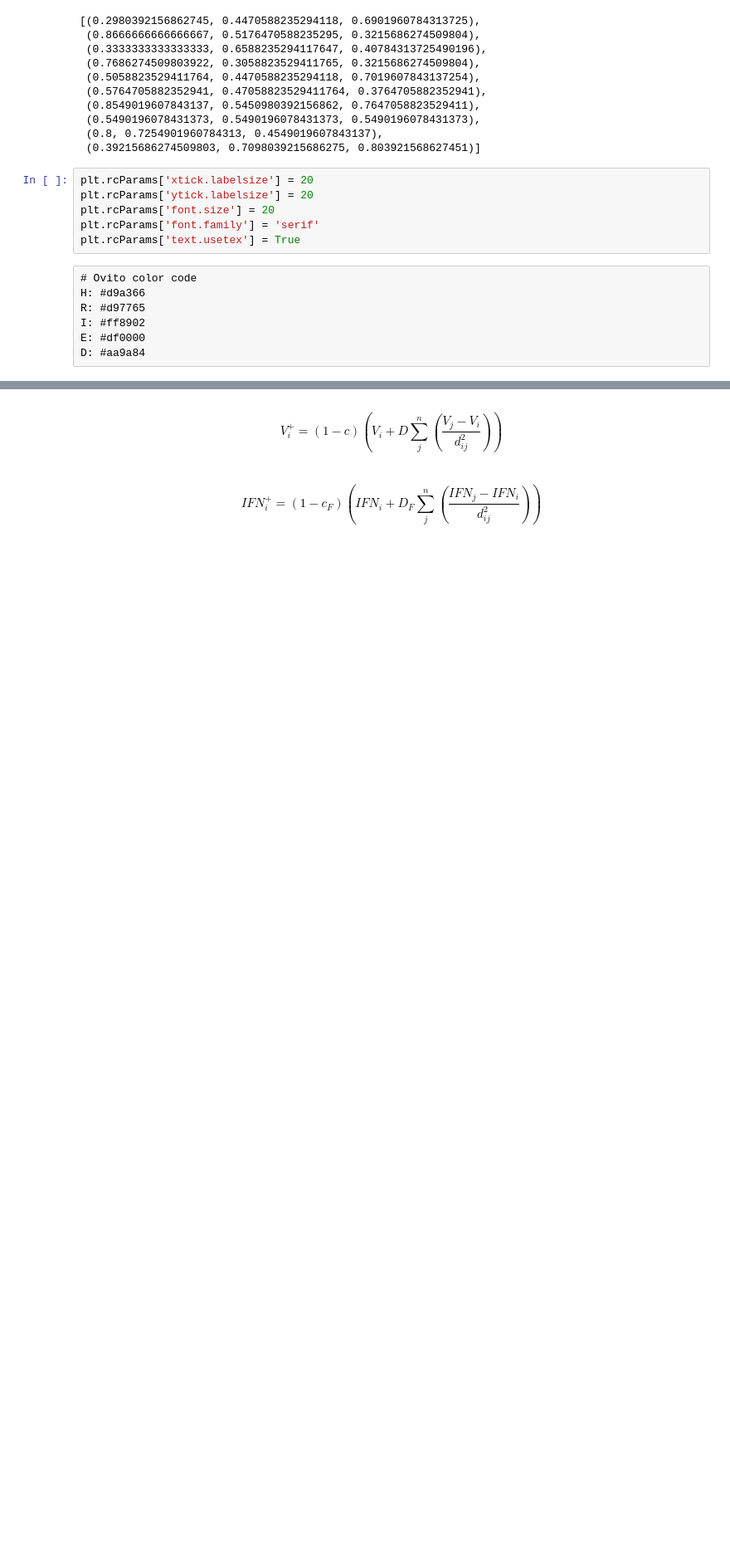
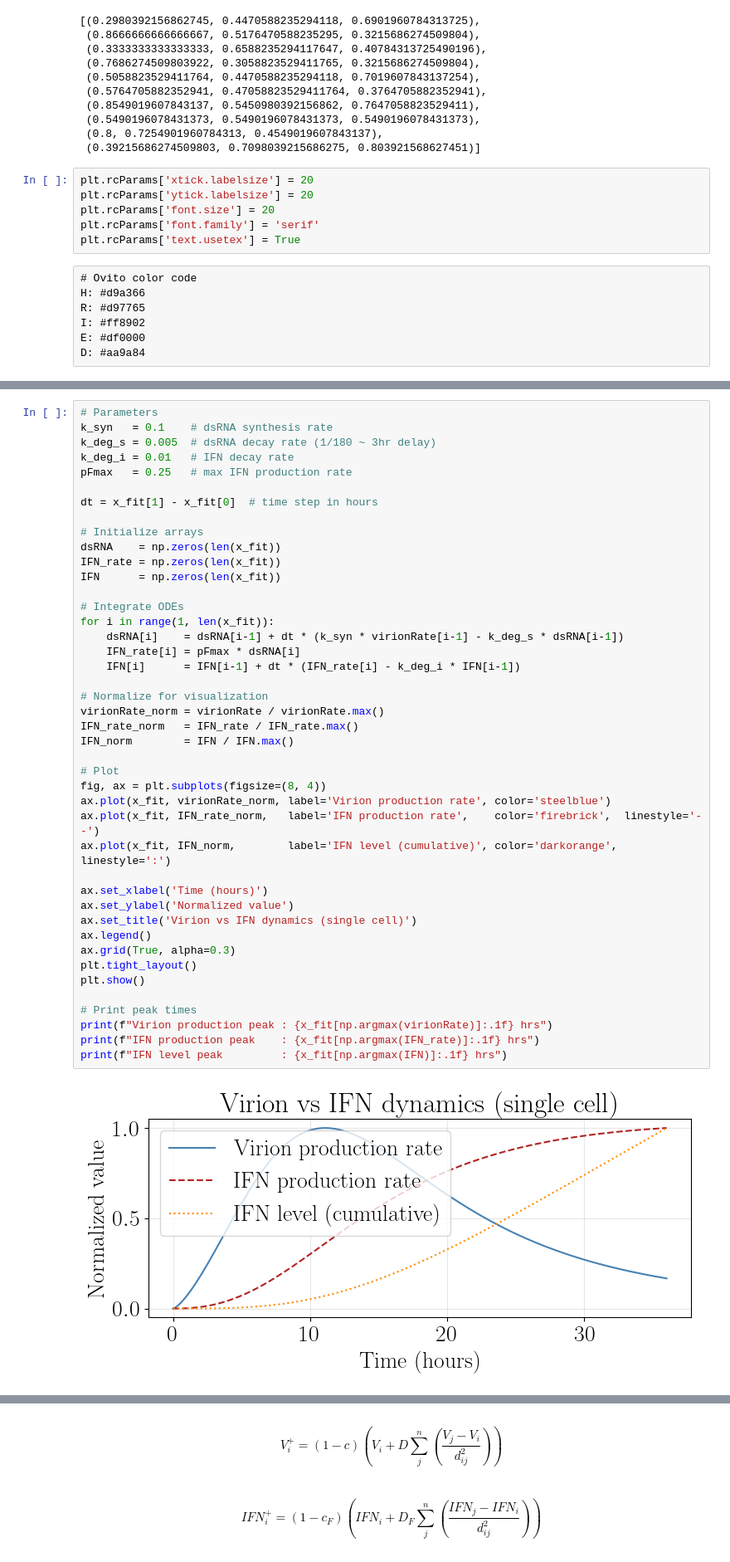
Before and after one commit to rblanco89/TissueFlu, a Jupyter notebook: utilities/tissuePlots.ipynb, the cells around one changed output, grey strips where cells are left out. Shown at 83% size. Drawn from its saved outputs; the diff is of its cells as text; blank space fills up the shorter version.

```diff
--- a/utilities/tissuePlots.ipynb
+++ b/utilities/tissuePlots.ipynb
@@ -67,0 +151,45 @@ Variance:29.82
+# %%
+# Parameters
+k_syn   = 0.1    # dsRNA synthesis rate
+k_deg_s = 0.005  # dsRNA decay rate (1/180 ~ 3hr delay)
+k_deg_i = 0.01   # IFN decay rate
+pFmax   = 0.25   # max IFN production rate
+
+dt = x_fit[1] - x_fit[0]  # time step in hours
+
+# Initialize arrays
+dsRNA    = np.zeros(len(x_fit))
+IFN_rate = np.zeros(len(x_fit))
+IFN      = np.zeros(len(x_fit))
+
+# Integrate ODEs
+for i in range(1, len(x_fit)):
+    dsRNA[i]    = dsRNA[i-1] + dt * (k_syn * virionRate[i-1] - k_deg_s * dsRNA[i-1])
+    IFN_rate[i] = pFmax * dsRNA[i]
+    IFN[i]      = IFN[i-1] + dt * (IFN_rate[i] - k_deg_i * IFN[i-1])
+
+# Normalize for visualization
+virionRate_norm = virionRate / virionRate.max()
+IFN_rate_norm   = IFN_rate / IFN_rate.max()
+IFN_norm        = IFN / IFN.max()
+
+# Plot
+fig, ax = plt.subplots(figsize=(8, 4))
+ax.plot(x_fit, virionRate_norm, label='Virion production rate', color='steelblue')
+ax.plot(x_fit, IFN_rate_norm,   label='IFN production rate',    color='firebrick',  linestyle='--')
+ax.plot(x_fit, IFN_norm,        label='IFN level (cumulative)', color='darkorange', linestyle=':')
+
+ax.set_xlabel('Time (hours)')
+ax.set_ylabel('Normalized value')
+ax.set_title('Virion vs IFN dynamics (single cell)')
+ax.legend()
+ax.grid(True, alpha=0.3)
+plt.tight_layout()
+plt.show()
+
+# Print peak times
+print(f"Virion production peak : {x_fit[np.argmax(virionRate)]:.1f} hrs")
+print(f"IFN production peak    : {x_fit[np.argmax(IFN_rate)]:.1f} hrs")
+print(f"IFN level peak         : {x_fit[np.argmax(IFN)]:.1f} hrs")
+# %% [output]
+[figure, added]
```
Also changed, not shown: parts of 17 cells of this notebook, 5 other files.
